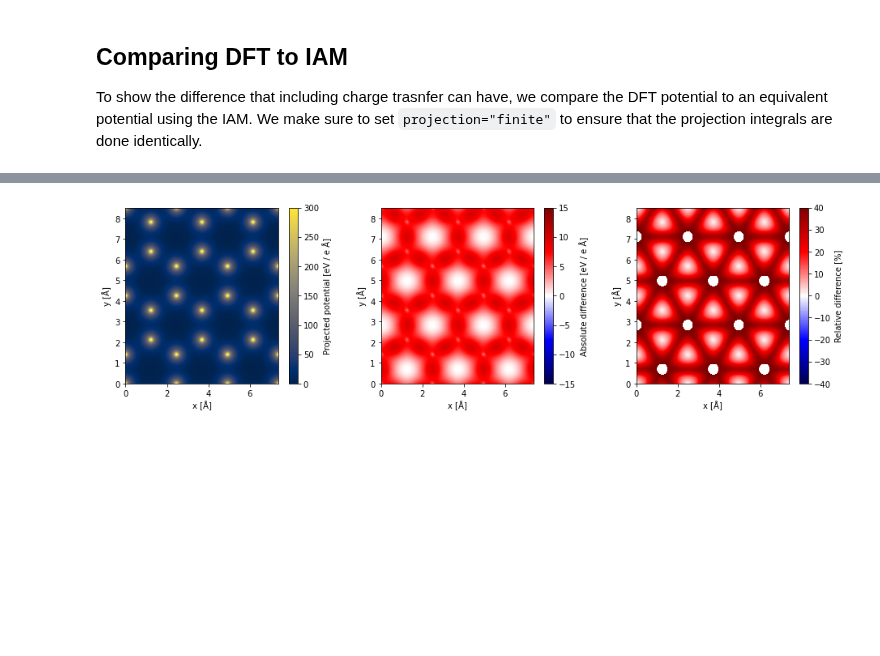
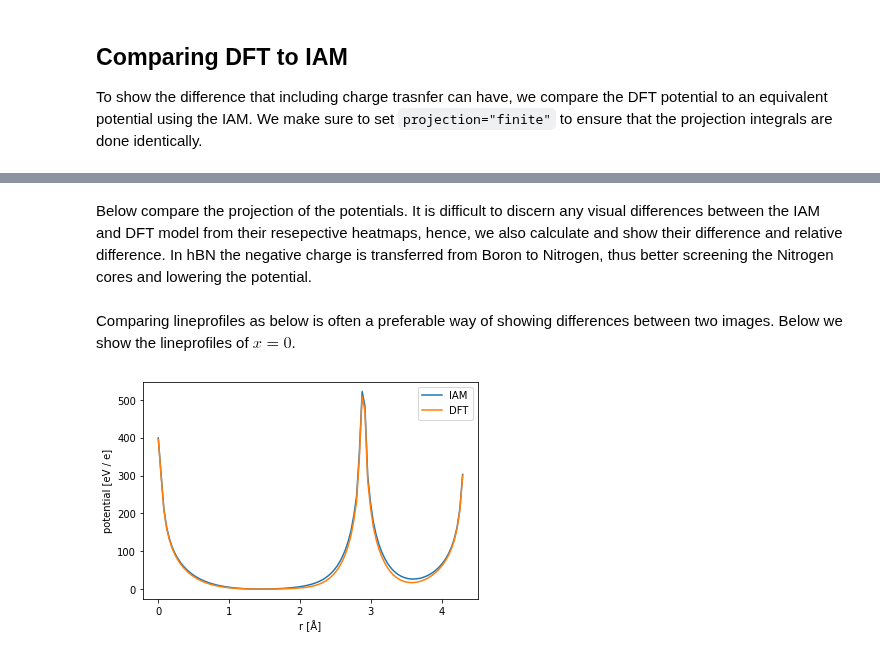
Before and after one commit to abTEM/doc, a Jupyter notebook: docs/user_guide/walkthrough/charge_density.ipynb, the cells around one changed output, grey strips where cells are left out. Saved outputs shown, nothing was run; the diff lists cells and outputs as text; code cells hidden in the pictures; blank space fills up the shorter version.

```diff
--- a/docs/user_guide/walkthrough/charge_density.ipynb
+++ b/docs/user_guide/walkthrough/charge_density.ipynb
@@ -140,26 +77,46 @@ AttributeError: 'numpy.float32' object has no attribute 'is_lazy'
-# %%
-fig, (ax1, ax2, ax3) = plt.subplots(1, 3, figsize=(16, 4))
-
-extent = [0, dft_potential.extent[0], 0, dft_potential.extent[1]]
-
-im1 = ax1.imshow(projected_dft.T, cmap="cividis", vmax=300, extent=extent)
-im2 = ax2.imshow(
-    absolute_difference.T, vmin=-15, vmax=15, cmap="seismic", extent=extent
-)
-im3 = ax3.imshow(
-    relative_difference.T, vmin=-40, vmax=40, cmap="seismic", extent=extent
-)
-
-labels = (
-    "Projected potential [eV / e Å]",
-    "Absolute difference [eV / e Å]",
-    "Relative difference [%]",
-)
-
-for ax, im, label in zip((ax1, ax2, ax3), (im1, im2, im3), labels):
-    ax.set_xlabel("x [Å]")
-    ax.set_ylabel("y [Å]")
-
-    fig.colorbar(im, ax=ax, label=label)
-# %% [output]
-[figure, removed]
+# %% [markdown]
+Below compare the projection of the potentials. It is difficult to discern any visual differences between the IAM and DFT model from their resepective heatmaps, hence, we also calculate and show their difference and relative difference. In hBN the negative charge is transferred from Boron to Nitrogen, thus better screening the Nitrogen cores and lowering the potential.
+# %%
+projected_potential_dft = potential_dft.project()
+projected_potential_iam = potential_iam.project()
+
+difference = projected_potential_dft - projected_potential_iam
+
+relative_difference = projected_potential_dft.relative_difference(
+    projected_potential_iam,
+)
+
+
+fig, (ax1, ax2, ax3, ax4) = plt.subplots(1, 4, figsize=(15, 4), sharey=True)
+
+projected_potential_iam.show(ax=ax1, cbar=True, title="iam potential", vmax=400)
+
+projected_potential_dft.show(
+    ax=ax2, cbar=True, y_label="", title="dft potential", vmax=400
+)
+
+difference.show(ax=ax3, cbar=True, y_label="", title="difference (dft - iam)")
+
+relative_difference.show(
+    ax=ax4,
+    cmap="bwr",
+    vmin=-75,
+    vmax=75,
+    cbar=True,
+    y_label="",
+    title="relative difference (1 - iam / dft)",
+);
+# %% [markdown]
+Comparing lineprofiles as below is often a preferable way of showing differences between two images. Below we show the lineprofiles of $x=0$.
+# %%
+iam_line = projected_potential_iam.interpolate_line(
+    start=(0, 0), end=(0, projected_potential_iam.extent[1])
+)
+
+dft_line = projected_potential_dft.interpolate_line(
+    start=(0, 0), end=(0, projected_potential_dft.extent[1])
+)
+
+abtem.stack([iam_line, dft_line], ("IAM", "DFT")).show();
+# %% [output]
+[figure, added]
```
Also changed, not shown: parts of 29 cells of this notebook.
